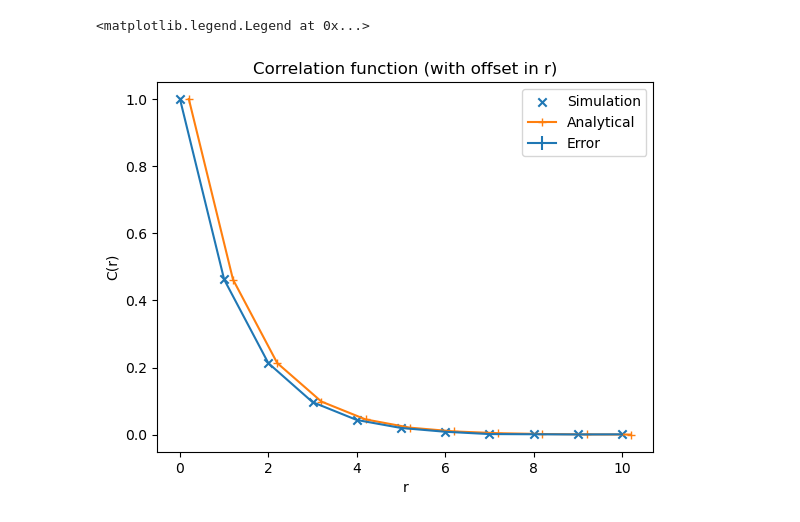
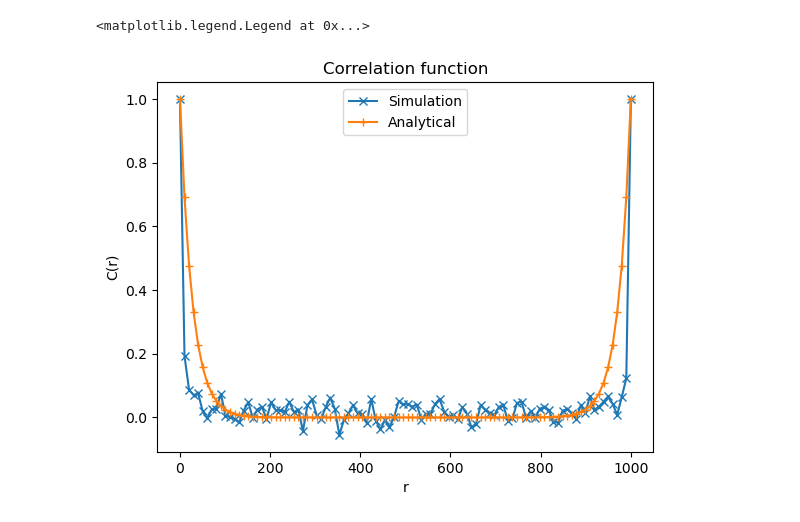
Before and after one commit to shivom-gupta/Thesis, a Jupyter notebook: corr_1.ipynb, the cells around one changed output. Saved outputs shown, nothing was run; the diff lists cells and outputs as text; code cells hidden in the pictures.

```diff
--- a/corr_1.ipynb
+++ b/corr_1.ipynb
@@ -5,9 +5,9 @@ import matplotlib.pyplot as plt
 from corr_1 import *
 from ising import exact_heat_capacity
 # %%
-configurations , _, _, params = read_configurations('data/100_0.5.npz')
+configurations , _, _, params = read_configurations('data/1000_2.npz')
 # %%
-rs = np.linspace(0, 10, 11)
+rs = np.linspace(0, 1000, 100)
 cr = []
 # %%
-cr = np.array([cr_1(configurations, r) for r in rs])
+cr = np.array([corr_1(configurations, r) for r in rs])
@@ -16,15 +14,12 @@ cr_op = np.array([cr_1_optimized(configurations, r) for r in rs])
 # %%
 cr_an = np.array([exact_heat_capacity(params['beta'], params['J'], params['size'], r) for r in rs])
 # %%
-rs_off = rs +0.2
-
-plt.scatter(rs, cr_op, label='Simulation', marker='x')
-plt.errorbar(rs, cr_op, yerr = abs(cr_op - cr_an), label='Error')
-plt.plot(rs_off, cr_an, label='Analytical', marker='+')
+plt.plot(rs, cr, label='Simulation', marker='x')
+plt.plot(rs, cr_an, label='Analytical', marker='+')
 plt.xlabel('r')
 plt.ylabel('C(r)')
-plt.title('Correlation function (with offset in r)')
+plt.title('Correlation function')
 plt.legend()
 # %% [output]
 <matplotlib.legend.Legend at 0x...>
-[figure, old version]
+[figure, new version]
```
Also changed, not shown: parts of 1 cell of this notebook, 11 other files.
